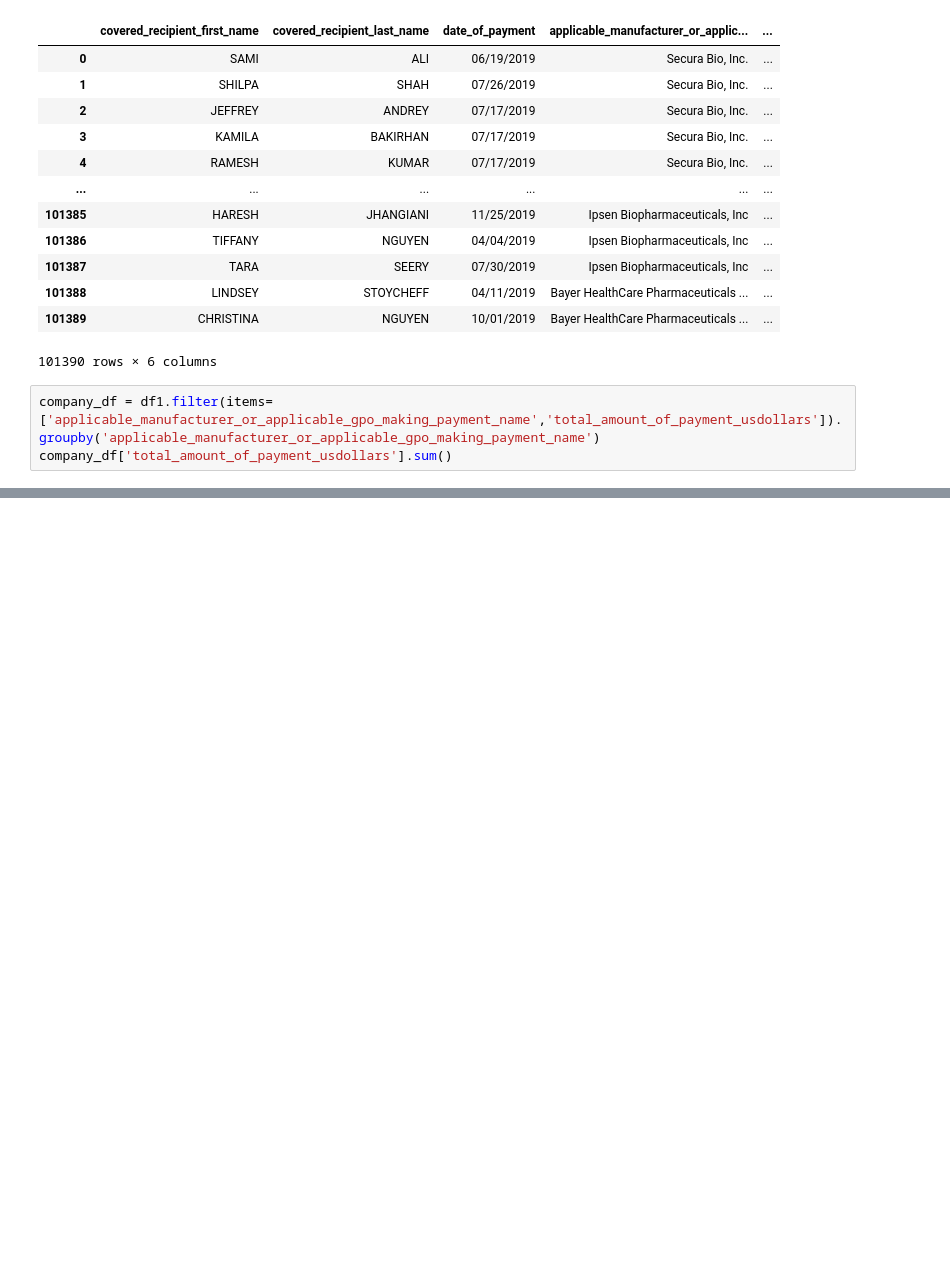
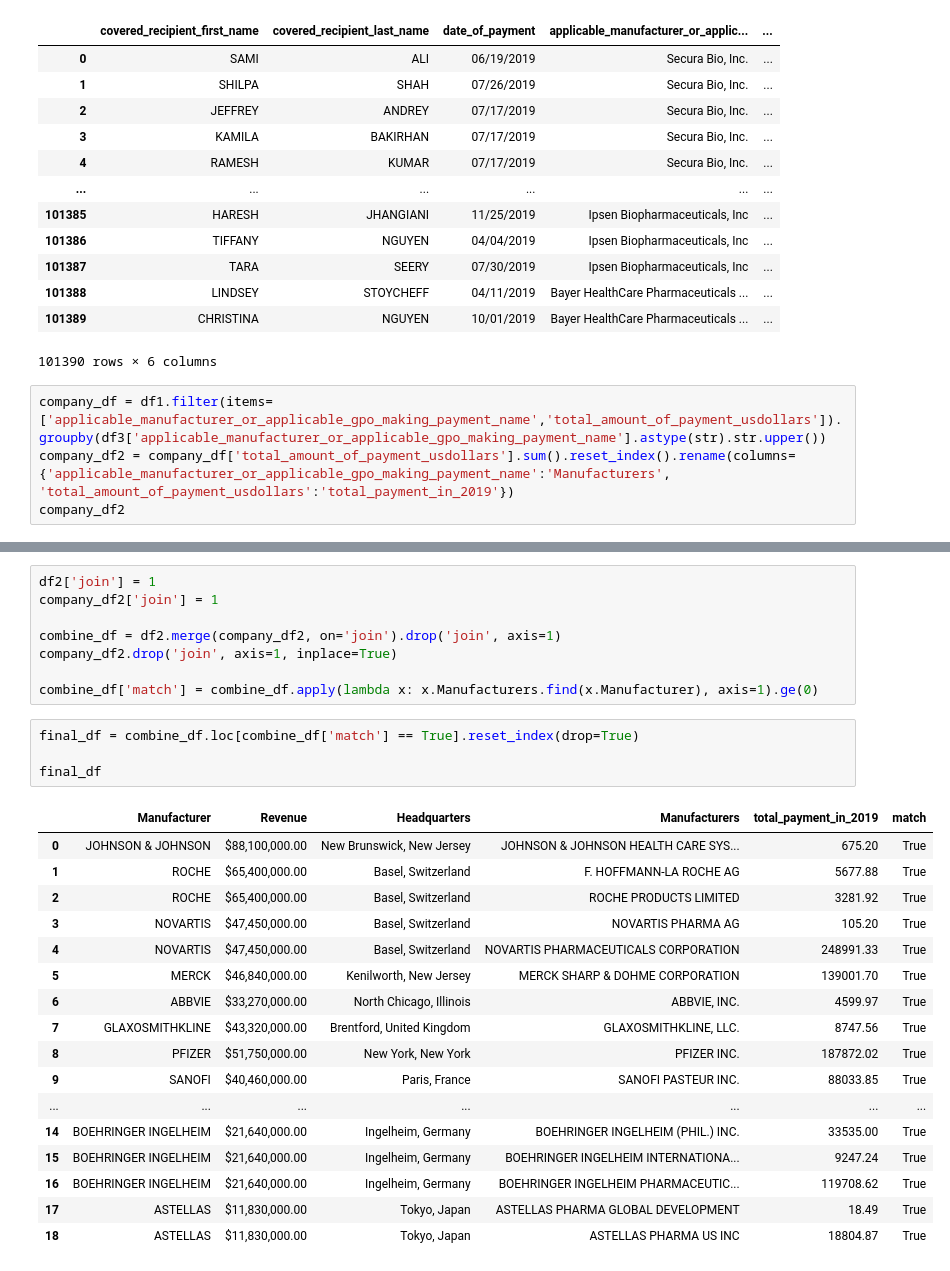
Before and after one commit to scbigler/Project-2, a Jupyter notebook: main.ipynb, the cells around one changed output, grey strips where cells are left out. Saved outputs shown, nothing was run; the diff lists cells and outputs as text; blank space fills up the shorter version.

```diff
--- a/main.ipynb
+++ b/main.ipynb
@@ -66,6 +42,7 @@ df3
 | 101389 | CHRISTINA | NGUYEN | 10/01/2019 | Bayer HealthCare Pharmaceuticals ... | ... |
 101390 rows × 6 columns
 # %%
-company_df = df1.filter(items=['applicable_manufacturer_or_applicable_gpo_making_payment_name','total_amount_of_payment_usdollars']).groupby('applicable_manufacturer_or_applicable_gpo_making_payment_name')
-company_df['total_amount_of_payment_usdollars'].sum()
+company_df = df1.filter(items=['applicable_manufacturer_or_applicable_gpo_making_payment_name','total_amount_of_payment_usdollars']).groupby(df3['applicable_manufacturer_or_applicable_gpo_making_payment_name'].astype(str).str.upper())
+company_df2 = company_df['total_amount_of_payment_usdollars'].sum().reset_index().rename(columns={'applicable_manufacturer_or_applicable_gpo_making_payment_name':'Manufacturers', 'total_amount_of_payment_usdollars':'total_payment_in_2019'})
+company_df2
 # %% [output]
@@ -84,0 +62,30 @@ Name: total_amount_of_payment_usdollars, Length: 123, dtype: float64
+# %%
+df2['join'] = 1
+company_df2['join'] = 1
+
+combine_df = df2.merge(company_df2, on='join').drop('join', axis=1)
+company_df2.drop('join', axis=1, inplace=True)
+
+combine_df['match'] = combine_df.apply(lambda x: x.Manufacturers.find(x.Manufacturer), axis=1).ge(0)
+# %%
+final_df = combine_df.loc[combine_df['match'] == True].reset_index(drop=True)
+
+final_df
+# %% [output]
+|  | Manufacturer | Revenue | Headquarters | Manufacturers | total_payment_in_2019 | match |
+| 0 | JOHNSON & JOHNSON | $88,100,000.00 | New Brunswick, New Jersey | JOHNSON & JOHNSON HEALTH CARE SYS... | 675.20 | True |
+| 1 | ROCHE | $65,400,000.00 | Basel, Switzerland | F. HOFFMANN-LA ROCHE AG | 5677.88 | True |
+| 2 | ROCHE | $65,400,000.00 | Basel, Switzerland | ROCHE PRODUCTS LIMITED | 3281.92 | True |
+| 3 | NOVARTIS | $47,450,000.00 | Basel, Switzerland | NOVARTIS PHARMA AG | 105.20 | True |
+| 4 | NOVARTIS | $47,450,000.00 | Basel, Switzerland | NOVARTIS PHARMACEUTICALS CORPORATION | 248991.33 | True |
+| 5 | MERCK | $46,840,000.00 | Kenilworth, New Jersey | MERCK SHARP & DOHME CORPORATION | 139001.70 | True |
+| 6 | ABBVIE | $33,270,000.00 | North Chicago, Illinois | ABBVIE, INC. | 4599.97 | True |
+| 7 | GLAXOSMITHKLINE | $43,320,000.00 | Brentford, United Kingdom | GLAXOSMITHKLINE, LLC. | 8747.56 | True |
+| 8 | PFIZER | $51,750,000.00 | New York, New York | PFIZER INC. | 187872.02 | True |
+| 9 | SANOFI | $40,460,000.00 | Paris, France | SANOFI PASTEUR INC. | 88033.85 | True |
+| ... | ... | ... | ... | ... | ... | ... |
+| 14 | BOEHRINGER INGELHEIM | $21,640,000.00 | Ingelheim, Germany | BOEHRINGER INGELHEIM (PHIL.) INC. | 33535.00 | True |
+| 15 | BOEHRINGER INGELHEIM | $21,640,000.00 | Ingelheim, Germany | BOEHRINGER INGELHEIM INTERNATIONA... | 9247.24 | True |
+| 16 | BOEHRINGER INGELHEIM | $21,640,000.00 | Ingelheim, Germany | BOEHRINGER INGELHEIM PHARMACEUTIC... | 119708.62 | True |
+| 17 | ASTELLAS | $11,830,000.00 | Tokyo, Japan | ASTELLAS PHARMA GLOBAL DEVELOPMENT | 18.49 | True |
+| 18 | ASTELLAS | $11,830,000.00 | Tokyo, Japan | ASTELLAS PHARMA US INC | 18804.87 | True |
```
Also changed, not shown: parts of 5 cells of this notebook.
